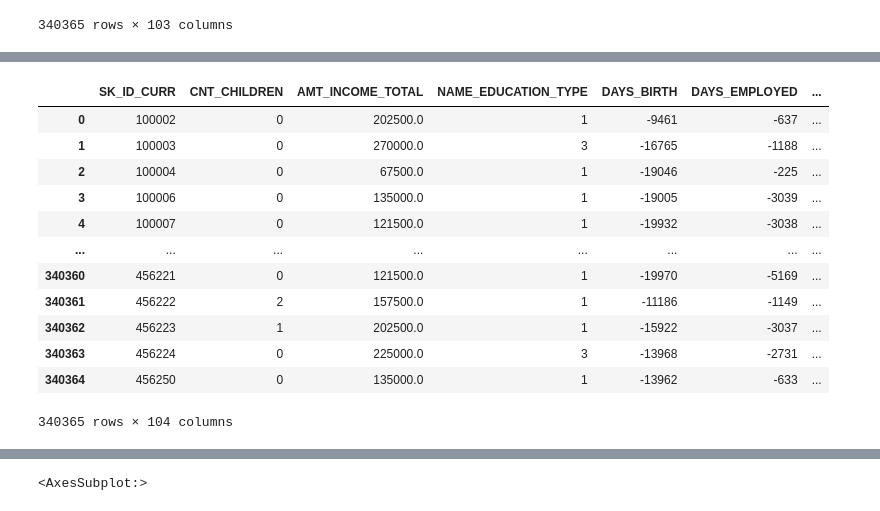
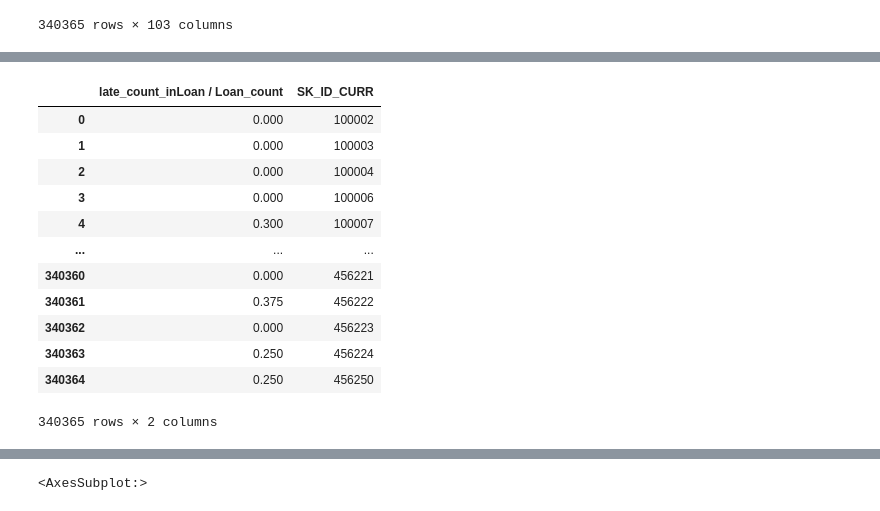
Before and after one commit to hazel1002/credit_risk, a Jupyter notebook: feature_selection.ipynb, the cells around one changed output, grey strips where cells are left out. Drawn from its saved outputs; the diff is of its cells as text; code cells hidden in the pictures.

```diff
--- a/feature_selection.ipynb
+++ b/feature_selection.ipynb
@@ -274,17 +309,18 @@ chao_label
 # %%
 chao_label['late_count_inLoan / Loan_count'] = chao_label['late_count_inLoan']/chao_label['Loan_count']
+chao_label = chao_label[['late_count_inLoan / Loan_count','SK_ID_CURR']]
 chao_label
 # %% [output]
-|  | SK_ID_CURR | CNT_CHILDREN | AMT_INCOME_TOTAL | NAME_EDUCATION_TYPE | DAYS_BIRTH | DAYS_EMPLOYED | ... |
-| 0 | 100002 | 0 | 202500.0 | 1 | -9461 | -637 | ... |
-| 1 | 100003 | 0 | 270000.0 | 3 | -16765 | -1188 | ... |
-| 2 | 100004 | 0 | 67500.0 | 1 | -19046 | -225 | ... |
-| 3 | 100006 | 0 | 135000.0 | 1 | -19005 | -3039 | ... |
-| 4 | 100007 | 0 | 121500.0 | 1 | -19932 | -3038 | ... |
-| ... | ... | ... | ... | ... | ... | ... | ... |
-| 340360 | 456221 | 0 | 121500.0 | 1 | -19970 | -5169 | ... |
-| 340361 | 456222 | 2 | 157500.0 | 1 | -11186 | -1149 | ... |
-| 340362 | 456223 | 1 | 202500.0 | 1 | -15922 | -3037 | ... |
-| 340363 | 456224 | 0 | 225000.0 | 3 | -13968 | -2731 | ... |
-| 340364 | 456250 | 0 | 135000.0 | 1 | -13962 | -633 | ... |
+|  | late_count_inLoan / Loan_count | SK_ID_CURR |
+| 0 | 0.000 | 100002 |
+| 1 | 0.000 | 100003 |
+| 2 | 0.000 | 100004 |
+| 3 | 0.000 | 100006 |
+| 4 | 0.300 | 100007 |
+| ... | ... | ... |
+| 340360 | 0.000 | 456221 |
+| 340361 | 0.375 | 456222 |
+| 340362 | 0.000 | 456223 |
+| 340363 | 0.250 | 456224 |
+| 340364 | 0.250 | 456250 |
-340365 rows × 104 columns
+340365 rows × 2 columns
```
Also changed, not shown: parts of 11 cells of this notebook, 2 other files.
